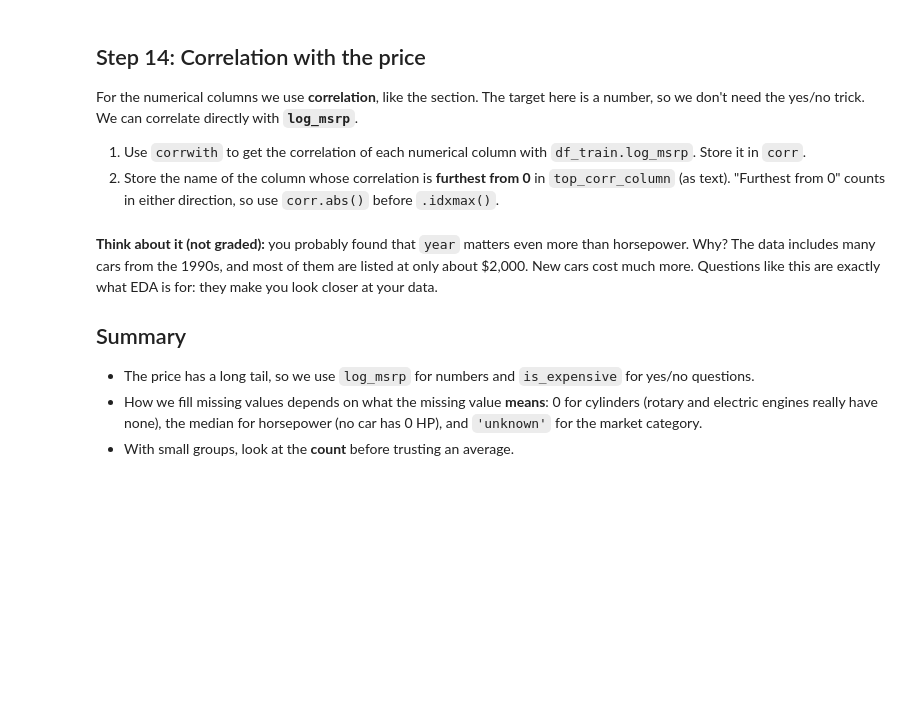
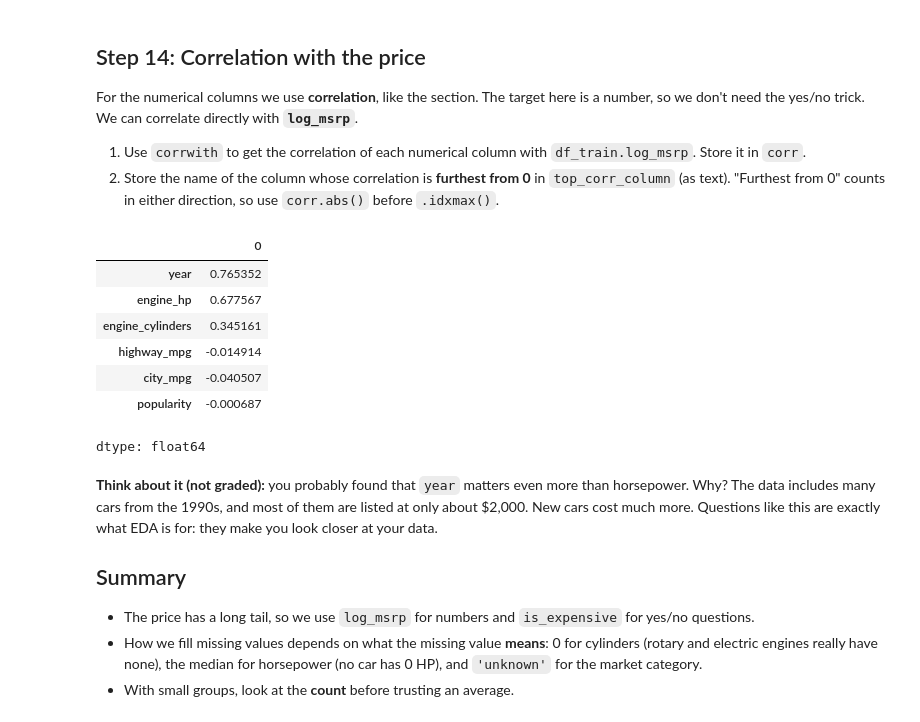
Before and after one commit to hassanmetwalydev/cautious-computing-machine, a Jupyter notebook: section1/232994.ipynb, the cells around one changed output. Saved outputs shown, nothing was run; the diff lists cells and outputs as text; code cells hidden in the pictures; blank space fills up the shorter version.

```diff
--- a/section1/232994.ipynb
+++ b/section1/232994.ipynb
@@ -357,10 +395,19 @@ For the numerical columns we use **correlation**, like the section. The target h
 # %%
 numerical = ['year', 'engine_hp', 'engine_cylinders', 'highway_mpg', 'city_mpg', 'popularity']
 
-corr = ...
-top_corr_column = ...
+corr = df_train[numerical].corrwith(df_train.log_msrp)
+top_corr_column = corr.abs().idxmax()
 
 corr
+# %% [output]
+|  | 0 |
+| year | 0.765352 |
+| engine_hp | 0.677567 |
+| engine_cylinders | 0.345161 |
+| highway_mpg | -0.014914 |
+| city_mpg | -0.040507 |
+| popularity | -0.000687 |
+dtype: float64
 # %%
 grader.check("q14")
 # %% [markdown]
```
Also changed, not shown: parts of 6 cells of this notebook.
